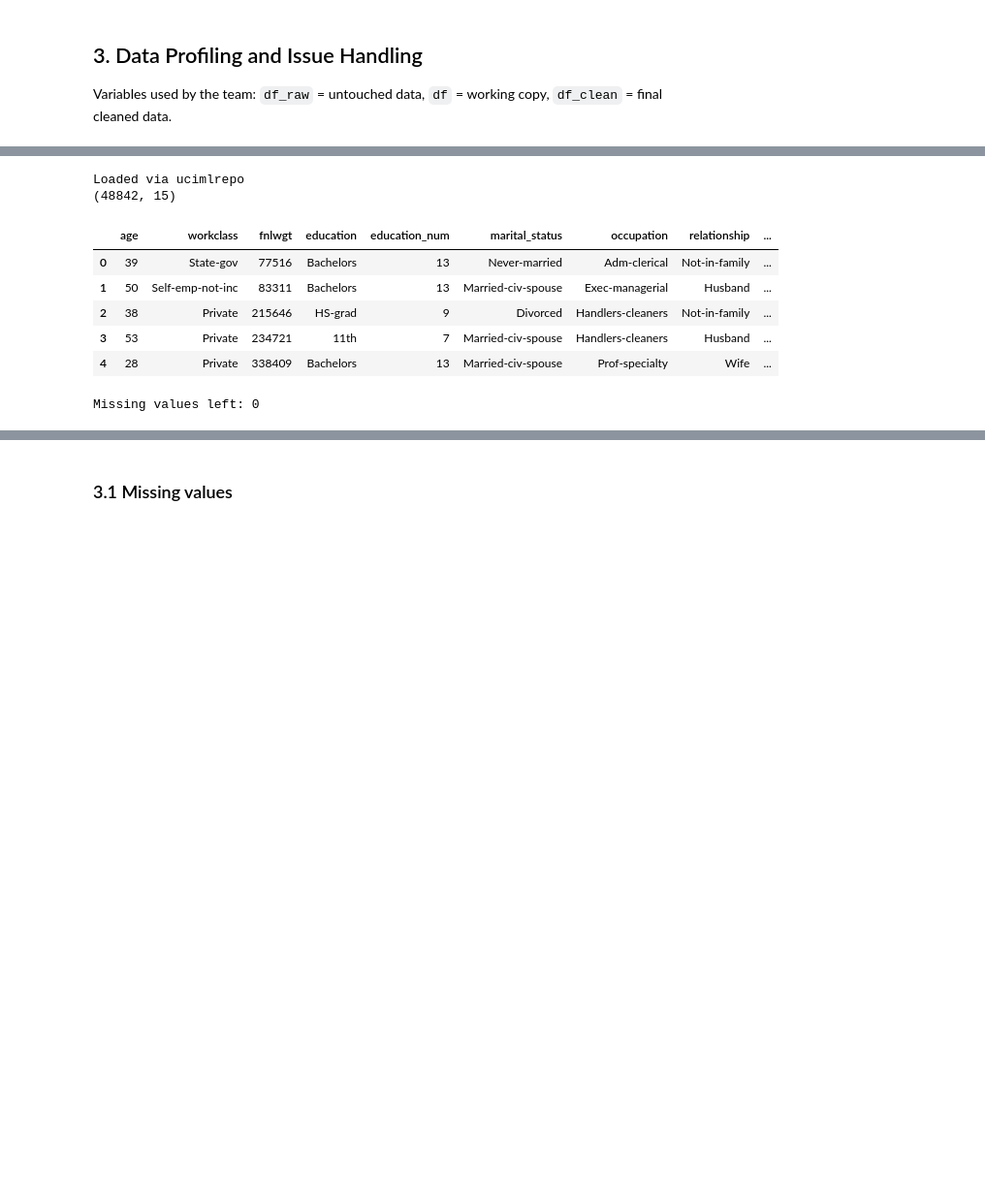
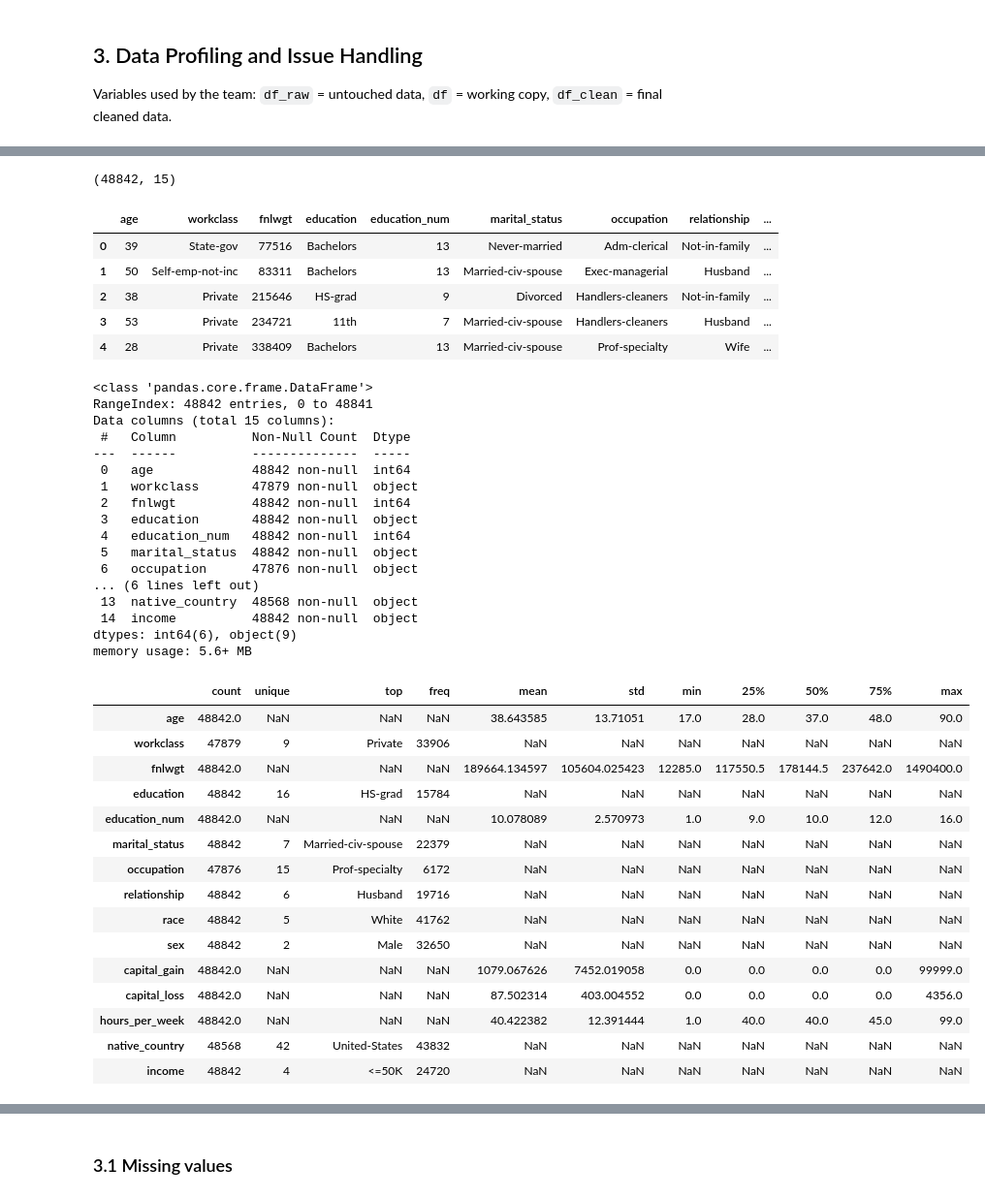
Before and after one commit to a209604-source/adult-census-profiling, a Jupyter notebook: adult_data_profiling.ipynb, the cells around one changed output, grey strips where cells are left out. Shown at 97% size. Saved outputs shown, nothing was run; the diff lists cells and outputs as text; code cells hidden in the pictures; blank space fills up the shorter version.

```diff
--- a/adult_data_profiling.ipynb
+++ b/adult_data_profiling.ipynb
@@ -63,32 +48,16 @@ Successfully installed ucimlrepo-0.0.7
 # %%
-# --- Setup & load (Ash) ---
+# --- Setup (Ash): work on a copy so df_raw stays untouched ---
 import numpy as np
 import pandas as pd
 from pathlib import Path
 
 pd.set_option("display.max_columns", 50)
 
-COLS = ["age","workclass","fnlwgt","education","education_num","marital_status",
-        "occupation","relationship","race","sex","capital_gain","capital_loss",
-        "hours_per_week","native_country","income"]
-
-try:
-    # Option A: official UCI loader (pip install ucimlrepo)
-    from ucimlrepo import fetch_ucirepo
-    adult = fetch_ucirepo(id=2)
-    df_raw = pd.concat([adult.data.features, adult.data.targets], axis=1)
-    df_raw.columns = [c.replace("-", "_") for c in df_raw.columns]
-    print("Loaded via ucimlrepo")
-except Exception as e:
-    # Option B: local file. Download adult.zip from the UCI page, unzip, put adult.data in ./data/
-    print("ucimlrepo failed:", e, "-> loading data/adult.data")
-    df_raw = pd.read_csv("data/adult.data", header=None, names=COLS, skipinitialspace=True)
-
 df = df_raw.copy()
+df.columns = [c.replace("-", "_") for c in df.columns]  # hyphens -> underscores for df / df_clean only
 print(df.shape)
 df.head()
 # %% [output]
-Loaded via ucimlrepo
 (48842, 15)
 |  | age | workclass | fnlwgt | education | education_num | marital_status | occupation | relationship | ... |
 | 0 | 39 | State-gov | 77516 | Bachelors | 13 | Never-married | Adm-clerical | Not-in-family | ... |
@@ -97,11 +66,40 @@ Loaded via ucimlrepo
 | 3 | 53 | Private | 234721 | 11th | 7 | Married-civ-spouse | Handlers-cleaners | Husband | ... |
 | 4 | 28 | Private | 338409 | Bachelors | 13 | Married-civ-spouse | Prof-specialty | Wife | ... |
 # %%
-# Handling: flag + fill with "Unknown" (keep the rows)
-df["missing_info_flag"] = df[["workclass", "occupation", "native_country"]].isna().any(axis=1).astype(int)
-for c in ["workclass", "occupation", "native_country"]:
-    df[c] = df[c].fillna("Unknown")
-
-print("Missing values left:", df.isna().sum().sum())
+# First look: types, non-null counts, summary
+df.info()
+df.describe(include="all").T
 # %% [output]
-Missing values left: 0
+<class 'pandas.core.frame.DataFrame'>
+RangeIndex: 48842 entries, 0 to 48841
+Data columns (total 15 columns):
+ #   Column          Non-Null Count  Dtype
+---  ------          --------------  -----
+ 0   age             48842 non-null  int64
+ 1   workclass       47879 non-null  object
+ 2   fnlwgt          48842 non-null  int64
+ 3   education       48842 non-null  object
+ 4   education_num   48842 non-null  int64
+ 5   marital_status  48842 non-null  object
+ 6   occupation      47876 non-null  object
+... (6 lines left out)
+ 13  native_country  48568 non-null  object
+ 14  income          48842 non-null  object
+dtypes: int64(6), object(9)
+memory usage: 5.6+ MB
+|  | count | unique | top | freq | mean | std | min | 25% | 50% | 75% | max |
+| age | 48842.0 | NaN | NaN | NaN | 38.643585 | 13.71051 | 17.0 | 28.0 | 37.0 | 48.0 | 90.0 |
+| workclass | 47879 | 9 | Private | 33906 | NaN | NaN | NaN | NaN | NaN | NaN | NaN |
+| fnlwgt | 48842.0 | NaN | NaN | NaN | 189664.134597 | 105604.025423 | 12285.0 | 117550.5 | 178144.5 | 237642.0 | 1490400.0 |
+| education | 48842 | 16 | HS-grad | 15784 | NaN | NaN | NaN | NaN | NaN | NaN | NaN |
+| education_num | 48842.0 | NaN | NaN | NaN | 10.078089 | 2.570973 | 1.0 | 9.0 | 10.0 | 12.0 | 16.0 |
+| marital_status | 48842 | 7 | Married-civ-spouse | 22379 | NaN | NaN | NaN | NaN | NaN | NaN | NaN |
+| occupation | 47876 | 15 | Prof-specialty | 6172 | NaN | NaN | NaN | NaN | NaN | NaN | NaN |
+| relationship | 48842 | 6 | Husband | 19716 | NaN | NaN | NaN | NaN | NaN | NaN | NaN |
+| race | 48842 | 5 | White | 41762 | NaN | NaN | NaN | NaN | NaN | NaN | NaN |
+| sex | 48842 | 2 | Male | 32650 | NaN | NaN | NaN | NaN | NaN | NaN | NaN |
+| capital_gain | 48842.0 | NaN | NaN | NaN | 1079.067626 | 7452.019058 | 0.0 | 0.0 | 0.0 | 0.0 | 99999.0 |
+| capital_loss | 48842.0 | NaN | NaN | NaN | 87.502314 | 403.004552 | 0.0 | 0.0 | 0.0 | 0.0 | 4356.0 |
+| hours_per_week | 48842.0 | NaN | NaN | NaN | 40.422382 | 12.391444 | 1.0 | 40.0 | 40.0 | 45.0 | 99.0 |
+| native_country | 48568 | 42 | United-States | 43832 | NaN | NaN | NaN | NaN | NaN | NaN | NaN |
+| income | 48842 | 4 | <=50K | 24720 | NaN | NaN | NaN | NaN | NaN | NaN | NaN |
```
Also changed, not shown: parts of 4 cells of this notebook.
